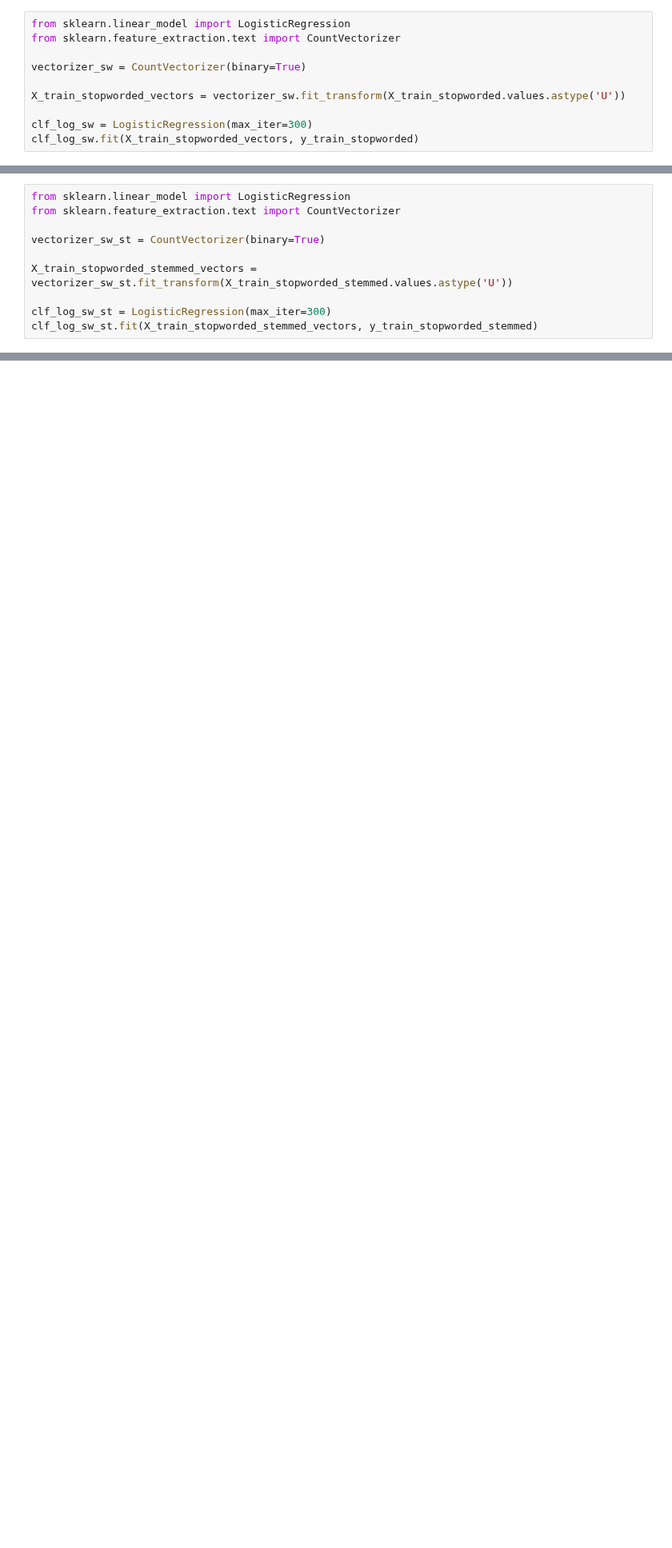
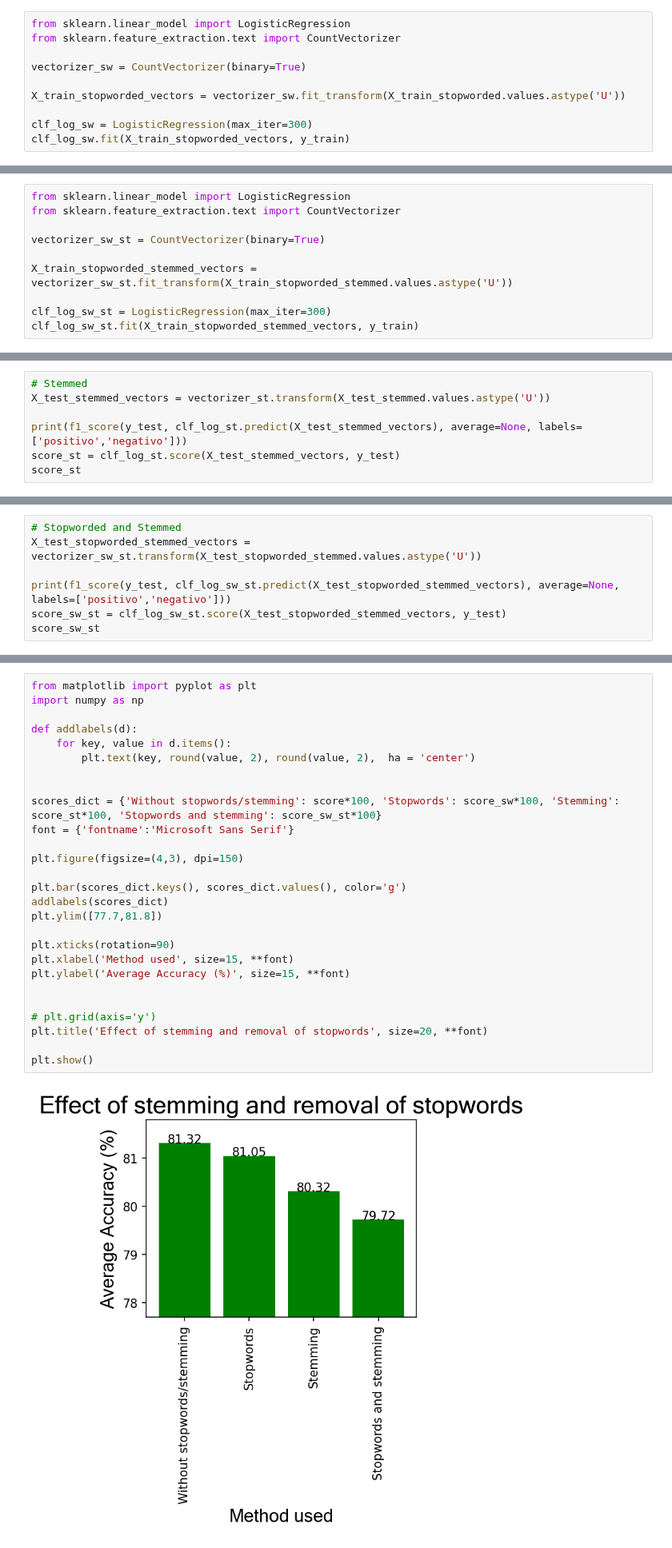
Before and after one commit to iago159/NLP_avaliacoes_produtos, a Jupyter notebook: NLP Avaliacoes.ipynb, the cells around one changed output, grey strips where cells are left out. Shown at 80% size. Cells and saved outputs as stored; diff of their text form; blank space fills up the shorter version.

```diff
--- a/NLP Avaliacoes.ipynb
+++ b/NLP Avaliacoes.ipynb
@@ -225,5 +286,5 @@ vectorizer_sw = CountVectorizer(binary=True)
 X_train_stopworded_vectors = vectorizer_sw.fit_transform(X_train_stopworded.values.astype('U'))
 
 clf_log_sw = LogisticRegression(max_iter=300)
-clf_log_sw.fit(X_train_stopworded_vectors, y_train_stopworded)
+clf_log_sw.fit(X_train_stopworded_vectors, y_train)
 # %% [output]
@@ -282,5 +321,5 @@ vectorizer_sw_st = CountVectorizer(binary=True)
 X_train_stopworded_stemmed_vectors = vectorizer_sw_st.fit_transform(X_train_stopworded_stemmed.values.astype('U'))
 
 clf_log_sw_st = LogisticRegression(max_iter=300)
-clf_log_sw_st.fit(X_train_stopworded_stemmed_vectors, y_train_stopworded_stemmed)
+clf_log_sw_st.fit(X_train_stopworded_stemmed_vectors, y_train)
 # %% [output]
@@ -300,0 +351,7 @@ clf_log_sw_st.score(X_test_stopworded_stemmed_vectors, y_test_stopworded_stemmed
+# %%
+# Stemmed
+X_test_stemmed_vectors = vectorizer_st.transform(X_test_stemmed.values.astype('U'))
+
+print(f1_score(y_test, clf_log_st.predict(X_test_stemmed_vectors), average=None, labels=['positivo','negativo']))
+score_st = clf_log_st.score(X_test_stemmed_vectors, y_test)
+score_st
@@ -300,0 +361,7 @@ clf_log_sw_st.score(X_test_stopworded_stemmed_vectors, y_test_stopworded_stemmed
+# %%
+# Stopworded and Stemmed
+X_test_stopworded_stemmed_vectors = vectorizer_sw_st.transform(X_test_stopworded_stemmed.values.astype('U'))
+
+print(f1_score(y_test, clf_log_sw_st.predict(X_test_stopworded_stemmed_vectors), average=None, labels=['positivo','negativo']))
+score_sw_st = clf_log_sw_st.score(X_test_stopworded_stemmed_vectors, y_test)
+score_sw_st
@@ -300,0 +373,29 @@ clf_log_sw_st.score(X_test_stopworded_stemmed_vectors, y_test_stopworded_stemmed
+# %%
+from matplotlib import pyplot as plt
+import numpy as np
+
+def addlabels(d):
+    for key, value in d.items():
+        plt.text(key, round(value, 2), round(value, 2),  ha = 'center')
+
+
+scores_dict = {'Without stopwords/stemming': score*100, 'Stopwords': score_sw*100, 'Stemming': score_st*100, 'Stopwords and stemming': score_sw_st*100}
+font = {'fontname':'Microsoft Sans Serif'}
+
+plt.figure(figsize=(4,3), dpi=150)
+
+plt.bar(scores_dict.keys(), scores_dict.values(), color='g')
+addlabels(scores_dict)
+plt.ylim([77.7,81.8])
+
+plt.xticks(rotation=90)
+plt.xlabel('Method used', size=15, **font)
+plt.ylabel('Average Accuracy (%)', size=15, **font)
+
+
+# plt.grid(axis='y')
+plt.title('Effect of stemming and removal of stopwords', size=20, **font)
+
+plt.show()
+# %% [output]
+[figure, added]
```
Also changed, not shown: parts of 45 cells of this notebook.
